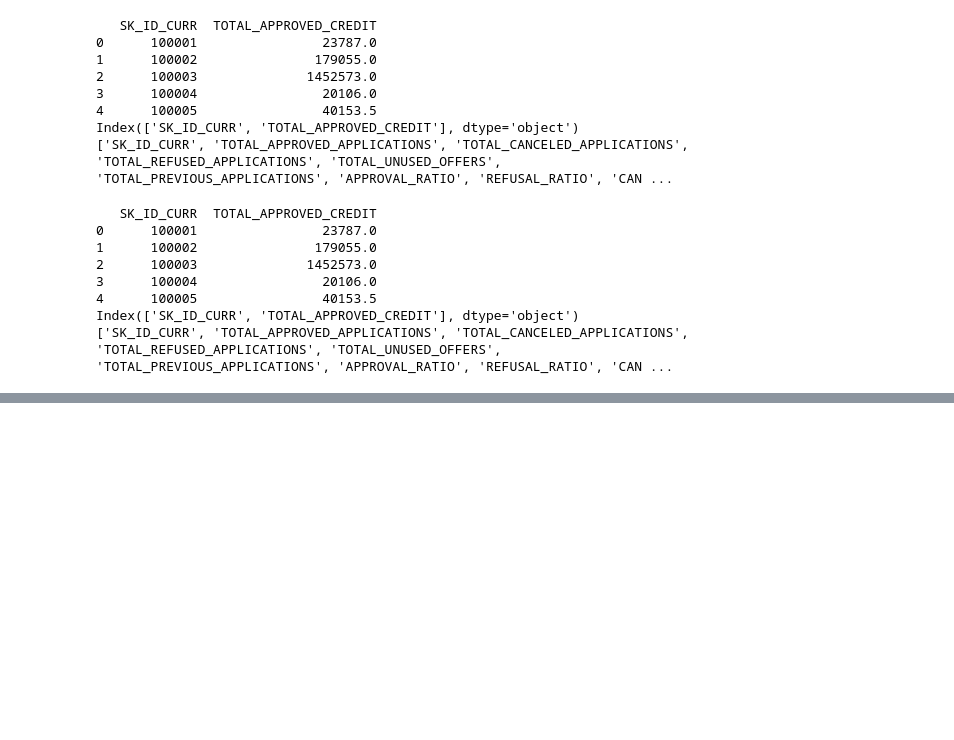
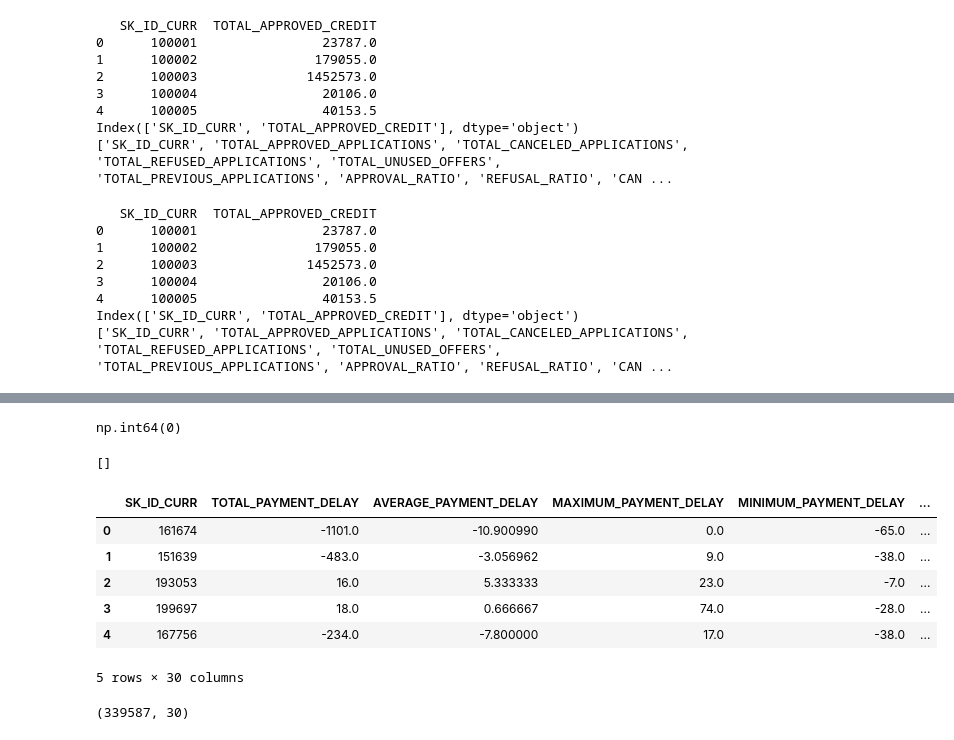
Before and after one commit to DevendraRaj58/Loan-Intelligence-Platform, a Jupyter notebook: notebooks/02_database_reverse_engineering.ipynb, the cells around one changed output, grey strips where cells are left out. Cells and saved outputs as stored; diff of their text form; code cells hidden in the pictures; blank space fills up the shorter version.

```diff
--- a/notebooks/02_database_reverse_engineering.ipynb
+++ b/notebooks/02_database_reverse_engineering.ipynb
@@ -670,0 +866,28 @@ previous_application[
+# %%
+pos_cash_features.columns.duplicated().sum()
+# %% [output]
+np.int64(0)
+# %%
+[c for c in pos_cash_features.columns if "_x" in c or "_y" in c]
+# %% [output]
+[]
+# %%
+from src.feature_engineering.installment_features import InstallmentsFeatureEngineer
+
+engineer = InstallmentsFeatureEngineer()
+
+installment_features = engineer.transform(installments_payments)
+
+installment_features.head()
+# %% [output]
+|  | SK_ID_CURR | TOTAL_PAYMENT_DELAY | AVERAGE_PAYMENT_DELAY | MAXIMUM_PAYMENT_DELAY | MINIMUM_PAYMENT_DELAY | ... |
+| 0 | 161674 | -1101.0 | -10.900990 | 0.0 | -65.0 | ... |
+| 1 | 151639 | -483.0 | -3.056962 | 9.0 | -38.0 | ... |
+| 2 | 193053 | 16.0 | 5.333333 | 23.0 | -7.0 | ... |
+| 3 | 199697 | 18.0 | 0.666667 | 74.0 | -28.0 | ... |
+| 4 | 167756 | -234.0 | -7.800000 | 17.0 | -38.0 | ... |
+5 rows × 30 columns
+# %%
+installment_features.shape
+# %% [output]
+(339587, 30)
```
Also changed, not shown: parts of 29 cells of this notebook, 2 other files.
